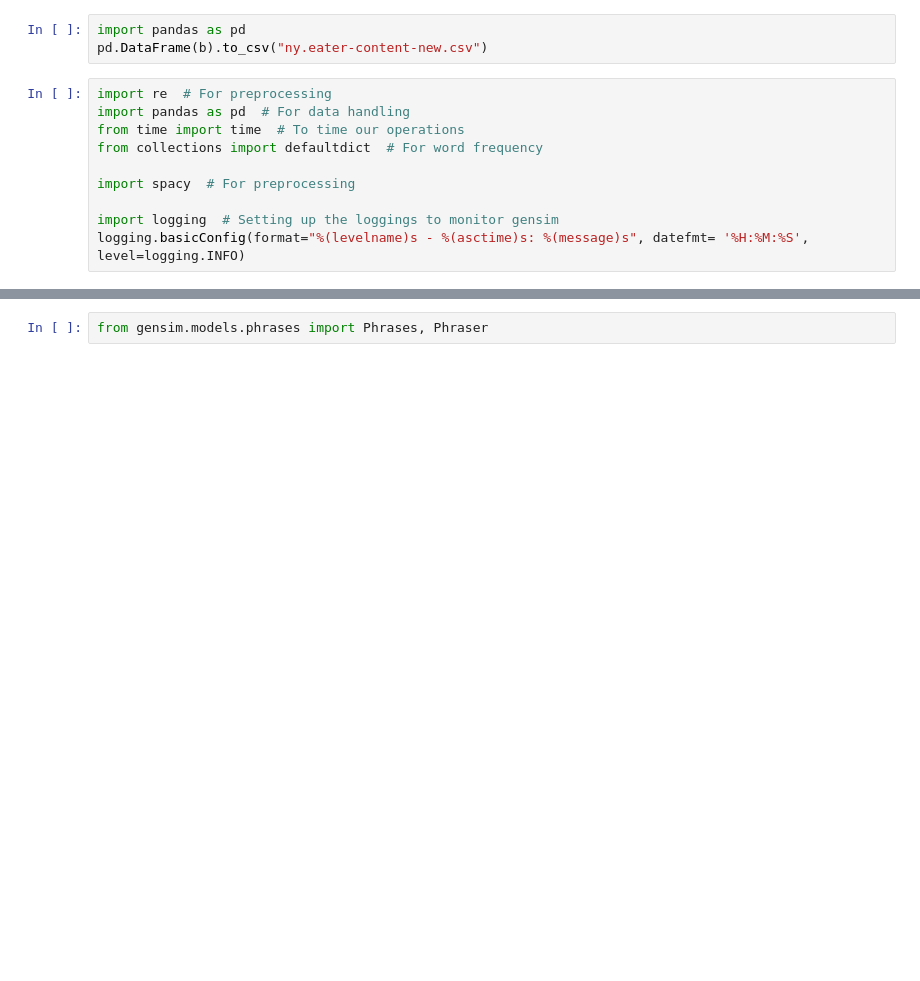
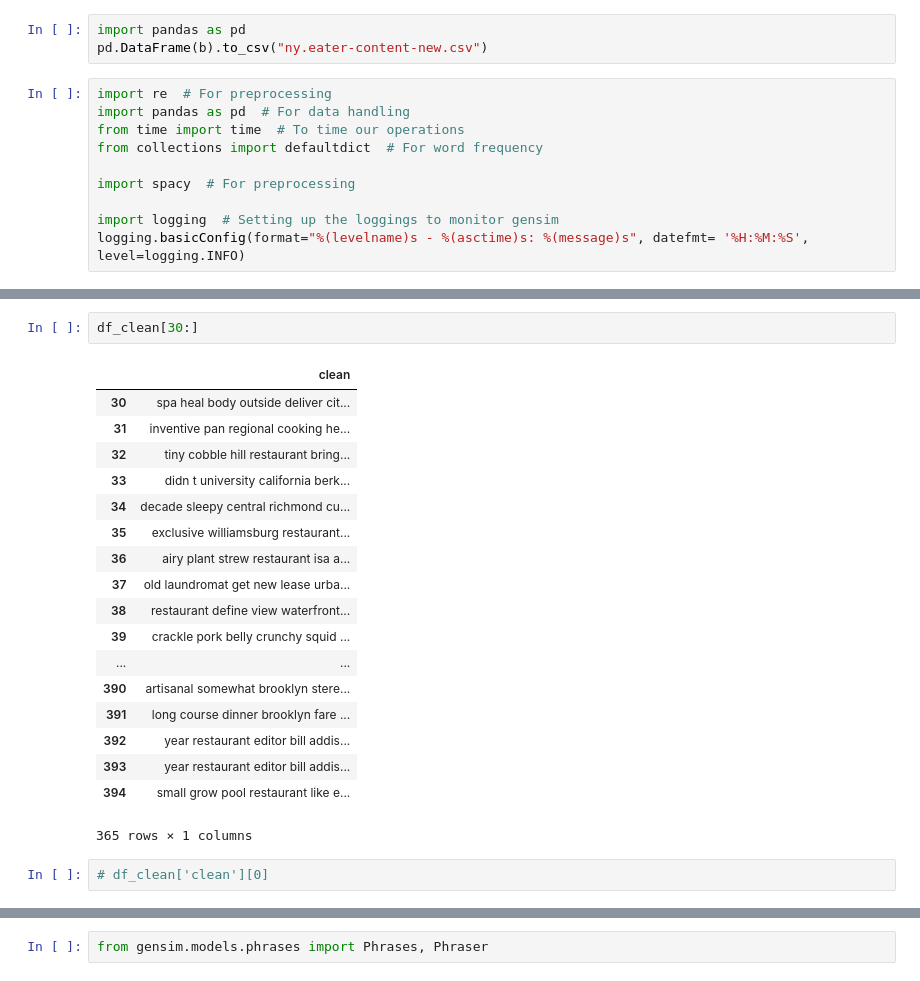
Before and after one commit to ledong1/nycFoodMap, a Jupyter notebook: Gensim Word2Vec-Copy1.ipynb, the cells around one changed output, grey strips where cells are left out. Cells and saved outputs as stored; diff of their text form; blank space fills up the shorter version.

```diff
--- a/Gensim Word2Vec-Copy1.ipynb
+++ b/Gensim Word2Vec-Copy1.ipynb
@@ -51,0 +91,23 @@ Time to clean up everything: 0.39 mins
+# %%
+df_clean[30:]
+# %% [output]
+|  | clean |
+| 30 | spa heal body outside deliver cit... |
+| 31 | inventive pan regional cooking he... |
+| 32 | tiny cobble hill restaurant bring... |
+| 33 | didn t university california berk... |
+| 34 | decade sleepy central richmond cu... |
+| 35 | exclusive williamsburg restaurant... |
+| 36 | airy plant strew restaurant isa a... |
+| 37 | old laundromat get new lease urba... |
+| 38 | restaurant define view waterfront... |
+| 39 | crackle pork belly crunchy squid ... |
+| ... | ... |
+| 390 | artisanal somewhat brooklyn stere... |
+| 391 | long course dinner brooklyn fare ... |
+| 392 | year restaurant editor bill addis... |
+| 393 | year restaurant editor bill addis... |
+| 394 | small grow pool restaurant like e... |
+365 rows × 1 columns
+# %%
+# df_clean['clean'][0]
```
Also changed, not shown: parts of 49 cells of this notebook, 2 other files.
